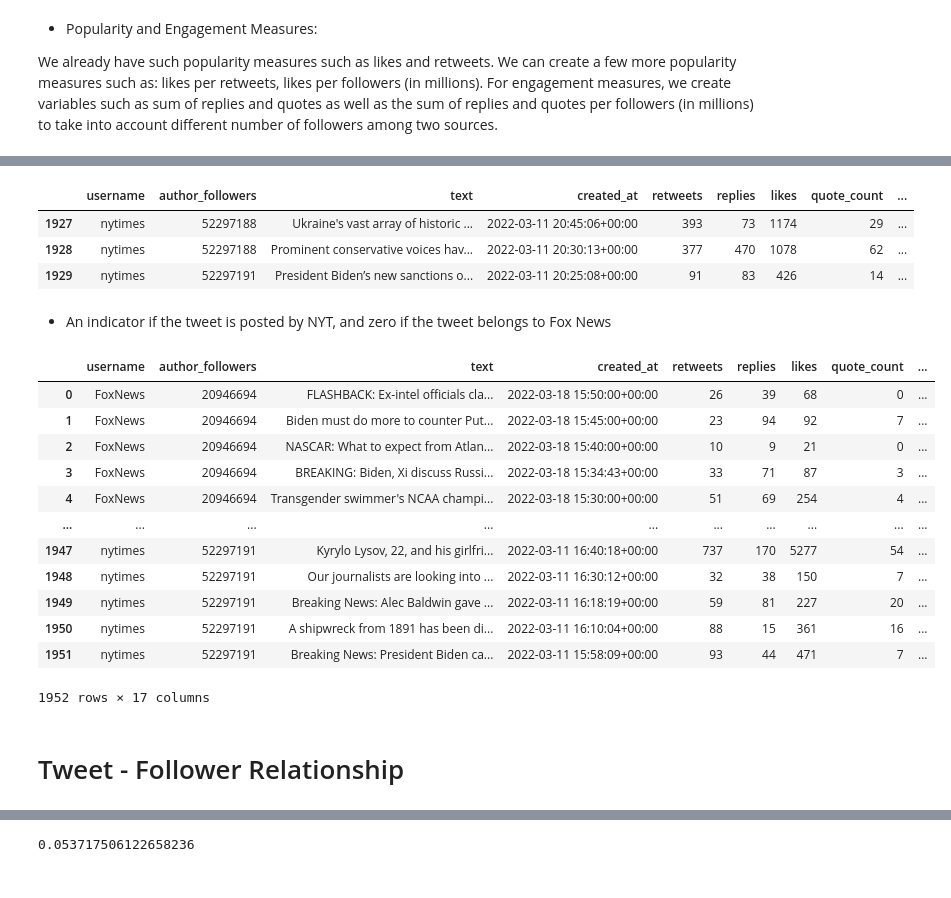
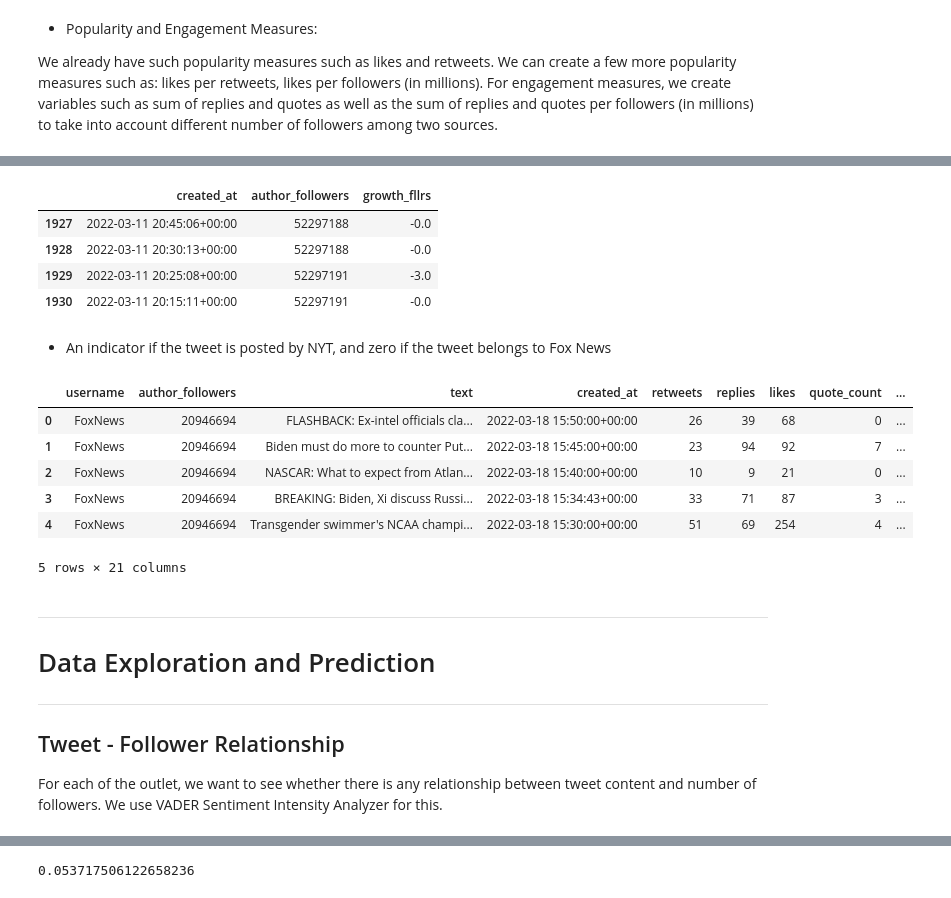
Before and after one commit to damirash/Analysis-of-Tweet_News, a Jupyter notebook: code.ipynb, the cells around one changed output, grey strips where cells are left out. Cells and saved outputs as stored; diff of their text form; code cells hidden in the pictures.

```diff
--- a/code.ipynb
+++ b/code.ipynb
@@ -110,6 +115,8 @@ def return_all_hashtags(tweets):
                 all_hashtags.append(word)
     return all_hashtags
 # %%
-hashtag_list = return_all_hashtags(df['text'])
-hashtag_list
+all_hashtags = return_all_hashtags(df['text'])
+hashtag_dict = {i: all_hashtags.count(i) for i in all_hashtags}
+hashtag_dict = dict(sorted(hashtag_dict.items(), key=lambda item: item[1], reverse=True))
+hashtag_dict
 # %% [output]
@@ -125,5 +124,5 @@ hashtag_list
 # %%
-hashtag_set = set(hashtag_list)
-hashtag_list = list(hashtag_set)
-hashtag_list
+# choosing only top five most mentioned hashtags (three in our case)
+top_hashtags = list(hashtag_dict.keys())[:5]
+top_hashtags
 # %% [output]
@@ -131,4 +130,5 @@ hashtag_list
 # %%
-for hashtag in hashtag_list:
+# creating dummys for each of the top hashtags
+for hashtag in top_hashtags:
     df['hashtag_'+hashtag] = df.text.apply(lambda x: 1 if hashtag in x else 0)
 # %% [markdown]
@@ -154,32 +141,33 @@ Name: growth_fllrs, dtype: float64
 # %%
-df[1927:1930]
+# checking the values
+df[['created_at','author_followers','growth_fllrs']][1927:1931]
 # %% [output]
-|  | username | author_followers | text | created_at | retweets | replies | likes | quote_count | ... |
-| 1927 | nytimes | 52297188 | Ukraine's vast array of historic ... | 2022-03-11 20:45:06+00:00 | 393 | 73 | 1174 | 29 | ... |
-| 1928 | nytimes | 52297188 | Prominent conservative voices hav... | 2022-03-11 20:30:13+00:00 | 377 | 470 | 1078 | 62 | ... |
-| 1929 | nytimes | 52297191 | President Biden’s new sanctions o... | 2022-03-11 20:25:08+00:00 | 91 | 83 | 426 | 14 | ... |
+|  | created_at | author_followers | growth_fllrs |
+| 1927 | 2022-03-11 20:45:06+00:00 | 52297188 | -0.0 |
+| 1928 | 2022-03-11 20:30:13+00:00 | 52297188 | -0.0 |
+| 1929 | 2022-03-11 20:25:08+00:00 | 52297191 | -3.0 |
+| 1930 | 2022-03-11 20:15:11+00:00 | 52297191 | -0.0 |
 # %% [markdown]
 - An indicator if the tweet is posted by NYT, and zero if the tweet belongs to Fox News
 # %%
 df['is_nyt']= df['username'].apply(lambda x: 1 if x=='nytimes' else 0)
 # %%
-df
+df.head()
 # %% [output]
 |  | username | author_followers | text | created_at | retweets | replies | likes | quote_count | ... |
 | 0 | FoxNews | 20946694 | FLASHBACK: Ex-intel officials cla... | 2022-03-18 15:50:00+00:00 | 26 | 39 | 68 | 0 | ... |
 | 1 | FoxNews | 20946694 | Biden must do more to counter Put... | 2022-03-18 15:45:00+00:00 | 23 | 94 | 92 | 7 | ... |
 | 2 | FoxNews | 20946694 | NASCAR: What to expect from Atlan... | 2022-03-18 15:40:00+00:00 | 10 | 9 | 21 | 0 | ... |
 | 3 | FoxNews | 20946694 | BREAKING: Biden, Xi discuss Russi... | 2022-03-18 15:34:43+00:00 | 33 | 71 | 87 | 3 | ... |
 | 4 | FoxNews | 20946694 | Transgender swimmer's NCAA champi... | 2022-03-18 15:30:00+00:00 | 51 | 69 | 254 | 4 | ... |
-| ... | ... | ... | ... | ... | ... | ... | ... | ... | ... |
-| 1947 | nytimes | 52297191 | Kyrylo Lysov, 22, and his girlfri... | 2022-03-11 16:40:18+00:00 | 737 | 170 | 5277 | 54 | ... |
-| 1948 | nytimes | 52297191 | Our journalists are looking into ... | 2022-03-11 16:30:12+00:00 | 32 | 38 | 150 | 7 | ... |
-| 1949 | nytimes | 52297191 | Breaking News: Alec Baldwin gave ... | 2022-03-11 16:18:19+00:00 | 59 | 81 | 227 | 20 | ... |
-| 1950 | nytimes | 52297191 | A shipwreck from 1891 has been di... | 2022-03-11 16:10:04+00:00 | 88 | 15 | 361 | 16 | ... |
-| 1951 | nytimes | 52297191 | Breaking News: President Biden ca... | 2022-03-11 15:58:09+00:00 | 93 | 44 | 471 | 7 | ... |
-1952 rows × 17 columns
+5 rows × 21 columns
 # %% [markdown]
-# Tweet - Follower Relationship
+-----
+# Data Exploration and Prediction
+-----
+## Tweet - Follower Relationship
+
+For each of the outlet, we want to see whether there is any relationship between tweet content and number of followers. We use VADER Sentiment Intensity Analyzer for this.
 # %%
 from vaderSentiment.vaderSentiment import SentimentIntensityAnalyzer
 
```
Also changed, not shown: parts of 98 cells of this notebook.
